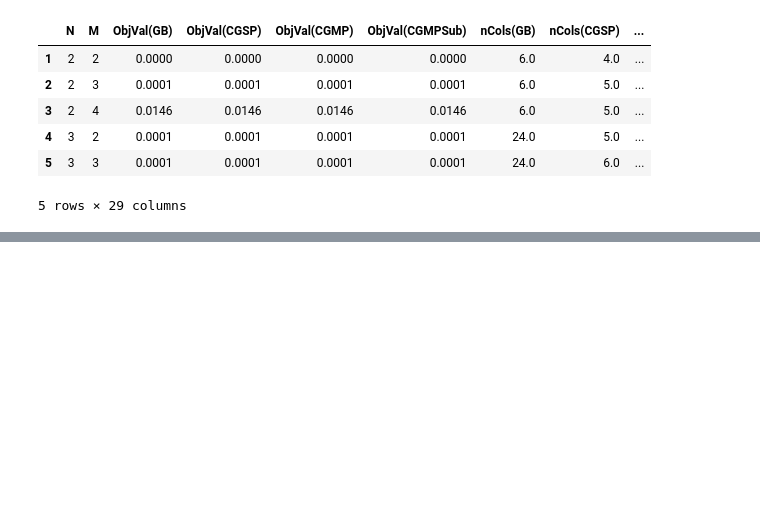
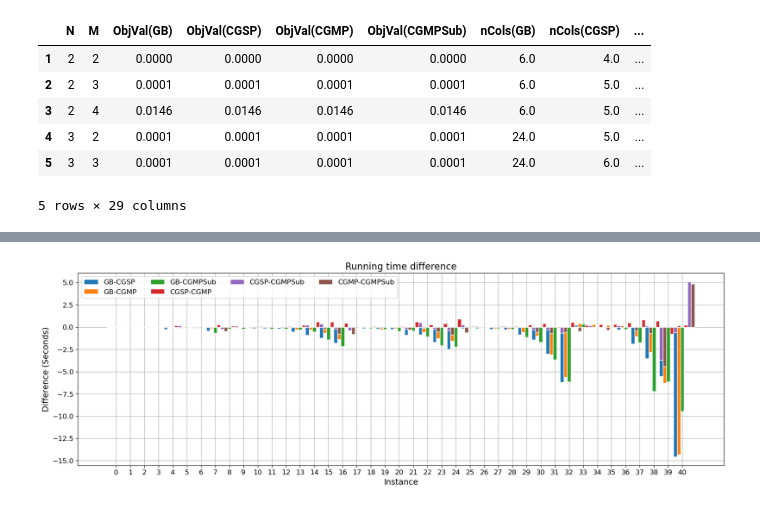
Before and after one commit to mhmoud-ashraf/Final-project, a Jupyter notebook: Visualization.ipynb, the cells around one changed output, grey strips where cells are left out. Saved outputs shown, nothing was run; the diff lists cells and outputs as text; code cells hidden in the pictures; blank space fills up the shorter version.

```diff
--- a/Visualization.ipynb
+++ b/Visualization.ipynb
@@ -44,0 +111,22 @@ summary_df.head()
+# %%
+# Plot time difference
+cols = ['TimeGap(GB-CGSP)', 'TimeGap(GB-CGMP)', 'TimeGap(GB-CGMPSub)',
+        'TimeGap(CGSP-CGMP)', 'TimeGap(CGSP-CGMPSub)', 'TimeGap(CGMP-CGMPSub)']
+
+x = np.arange(1, summary_df.shape[0]+1)
+width, multiplier = 0.25, 0
+
+fig, ax = plt.subplots(figsize=(20, 6))
+for col in cols:
+    offset = width * multiplier
+    ax.bar(x + offset, summary_df[col], width=width, edgecolor='w', label=col.strip('TimeGap').strip('(').strip(')'))
+    multiplier += 1
+
+ax.set_title('Running time difference')
+ax.set_xlabel('Instance')
+ax.set_ylabel('Difference (Seconds)')
+ax.set_xticks(x + 2*width, x)
+ax.legend(ncol=4)
+plt.show()
+# %% [output]
+[figure, added]
```
Also changed, not shown: parts of 12 cells of this notebook, 1 other file.
